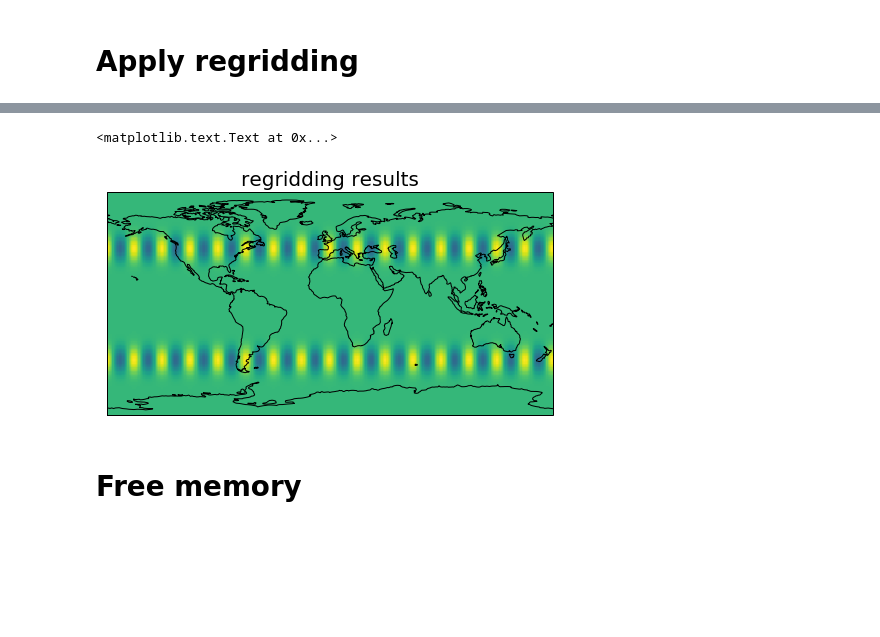
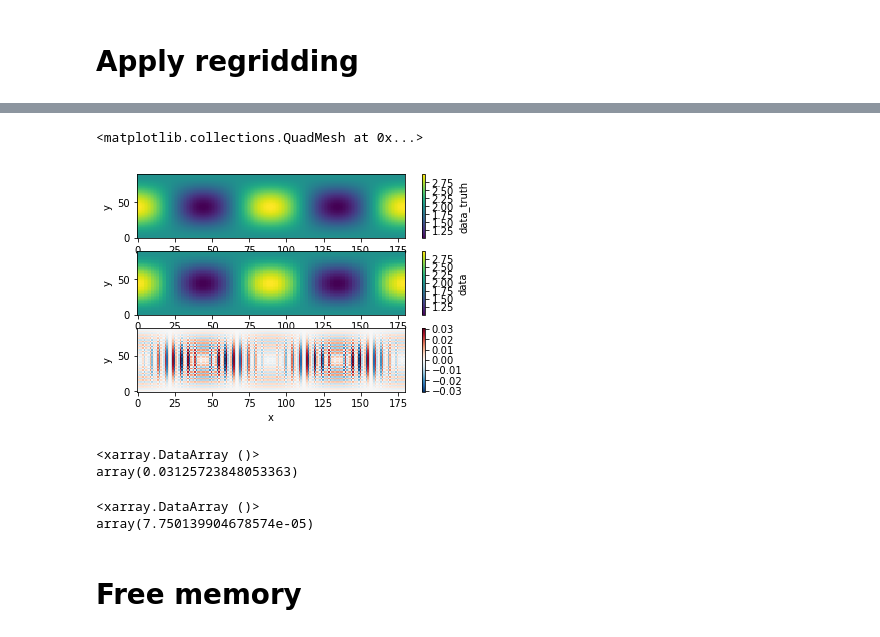
Before and after one commit to JiaweiZhuang/xESMF, a Jupyter notebook: examples/test_backend.ipynb, the cells around one changed output, grey strips where cells are left out. Cells and saved outputs as stored; diff of their text form; code cells hidden in the pictures; blank space fills up the shorter version.

```diff
--- a/examples/test_backend.ipynb
+++ b/examples/test_backend.ipynb
@@ -67,3 +66,5 @@ ds_in['data2'] = xe.data.wave_sharp(ds_in['lon'], ds_in['lat'])
+# %%
+ds_out['data_truth'] = xe.data.wave_smooth(ds_out['lon'], ds_out['lat'])
 # %%
 def plot_datafield(ax, ds, data):
     ax.pcolormesh(ds['lon_b'], ds['lat_b'], data,
@@ -102,15 +104,26 @@ Data variables:
 # %%
-ds_out['data2'] = (['y', 'x'], outdata.T)
+ds_out['data'] = (['y', 'x'], outdata.T)
-# %%
-fig = plt.figure(figsize=[8,6])
-ax = plt.axes(projection=ccrs.PlateCarree())
-
-plot_datafield(ax, ds_out, ds_out['data2'])
-ax.set_global()
-ax.set_title('regridding results', fontsize=20)
-# %% [output]
-<matplotlib.text.Text at 0x...>
-[figure, removed]
+# %%
+plt.subplot(311)
+ds_out['data_truth'].plot()
+plt.subplot(312)
+ds_out['data'].plot()
+plt.subplot(313)
+rel_err = ((ds_out['data']-ds_out['data_truth'])/ds_out['data_truth'])
+rel_err.plot()
+# %% [output]
+<matplotlib.collections.QuadMesh at 0x...>
+[figure, added]
+# %%
+np.abs(rel_err).max()
+# %% [output]
+<xarray.DataArray ()>
+array(0.03125723848053363)
+# %%
+rel_err.mean()
+# %% [output]
+<xarray.DataArray ()>
+array(7.750139904678574e-05)
 # %% [markdown]
 # Free memory
 # %%
```
Also changed, not shown: parts of 19 cells of this notebook, 2 other files.
